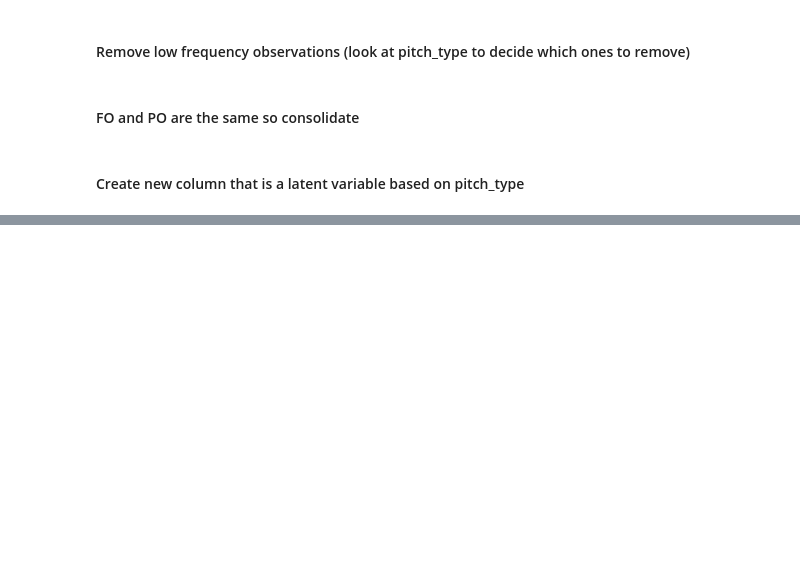
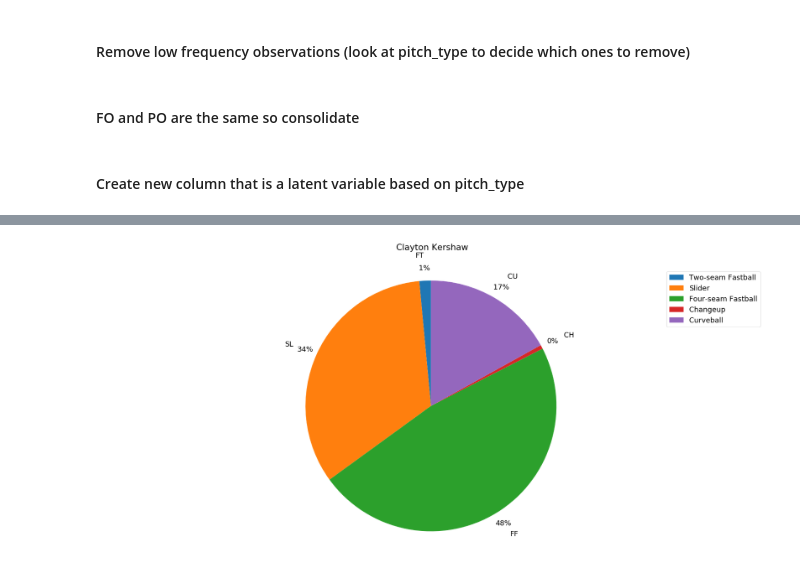
Before and after one commit to Acasteo/MLB-pitch, a Jupyter notebook: MLB_pitchData.ipynb, the cells around one changed output, grey strips where cells are left out. Saved outputs shown, nothing was run; the diff lists cells and outputs as text; code cells hidden in the pictures; blank space fills up the shorter version.

```diff
--- a/MLB_pitchData.ipynb
+++ b/MLB_pitchData.ipynb
@@ -206,0 +205,16 @@ Name: pitch_type, dtype: object
+# %%
+clay_kersh = df.filter(df.pitcher_id == 477132).groupby('pitch_type').count().toPandas()
+fig3, ax3 = plt.subplots(figsize=(30,13))
+plt.rcParams.update({'font.size': 18})
+plt.rcParams.update({'axes.titlepad': 45})
+plt.title('Clayton Kershaw',)
+ax3.pie(clay_kersh['count'],labels = clay_kersh['pitch_type'], autopct='%1.0f%%', pctdistance=1.1,
+        labeldistance = 1.2, shadow = False, startangle = 90 )
+#plt.legend()
+plt.legend(labels = ['Two-seam Fastball', 'Slider', 'Four-seam Fastball',
+                     'Changeup', 'Curveball'])
+ax3.axis('equal')
+#plt.savefig('init_pie.png')
+plt.show()
+# %% [output]
+[figure, added]
```
Also changed, not shown: parts of 9 cells of this notebook.
